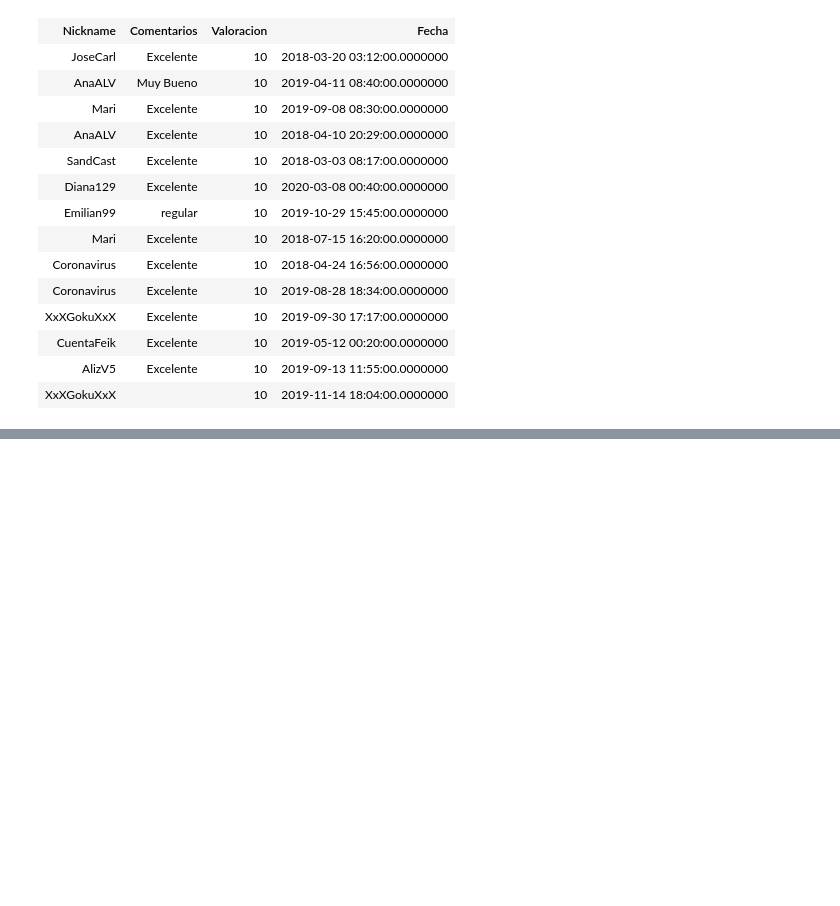
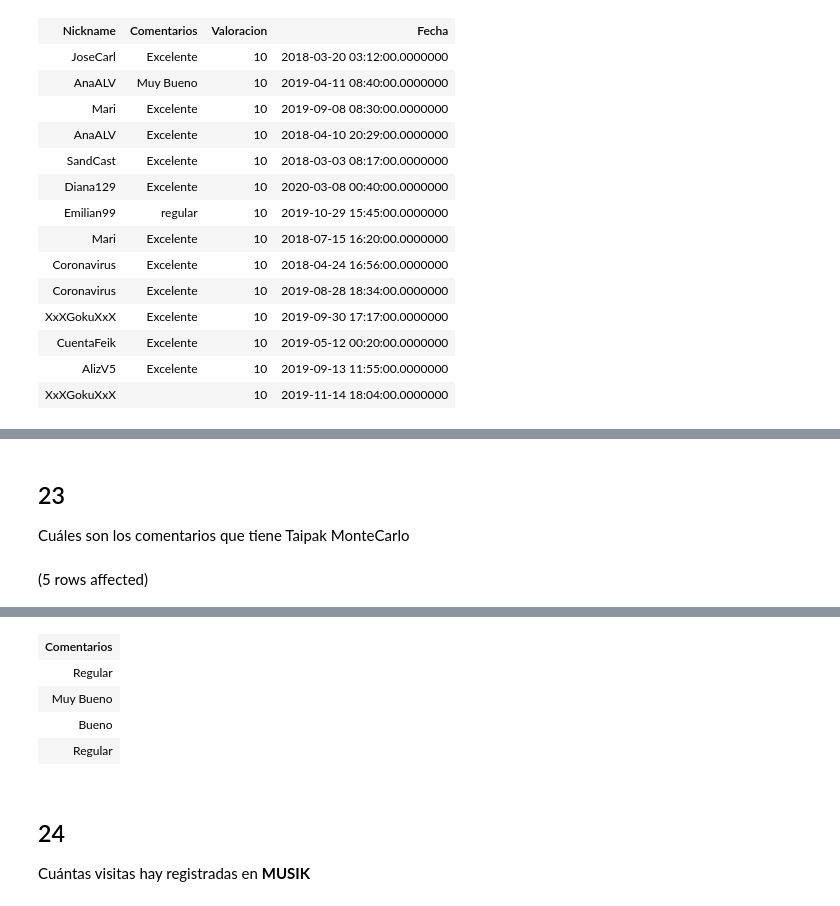
Before and after one commit to DanielCamposs98/BDCuatroCuadras, a Jupyter notebook: CuatroCuadras (Consultas).ipynb, the cells around one changed output, grey strips where cells are left out. Cells and saved outputs as stored; diff of their text form; code cells hidden in the pictures; blank space fills up the shorter version.

```diff
--- a/CuatroCuadras (Consultas).ipynb
+++ b/CuatroCuadras (Consultas).ipynb
@@ -434,0 +453,9 @@ Total execution time: 00:00:00.186
+# %% [markdown]
+## 23
+Cuáles son los comentarios que tiene Taipak MonteCarlo
+# %%
+SELECT COALESCE(V.Comentario,'') as Comentarios FROM Visita V
+INNER JOIN Lugar L ON V.ID_Lugar=L.ID_Lugar
+WHERE L.Nombre='Taipak MonteCarlo'
+# %% [output]
+(5 rows affected)
@@ -434,0 +463,9 @@ Total execution time: 00:00:00.186
+| Comentarios |
+| Regular |
+| Muy Bueno |
+| Bueno |
+| Regular |
+|  |
+# %% [markdown]
+## 24
+Cuántas visitas hay registradas en **MUSIK**
```
Also changed, not shown: parts of 17 cells of this notebook.
